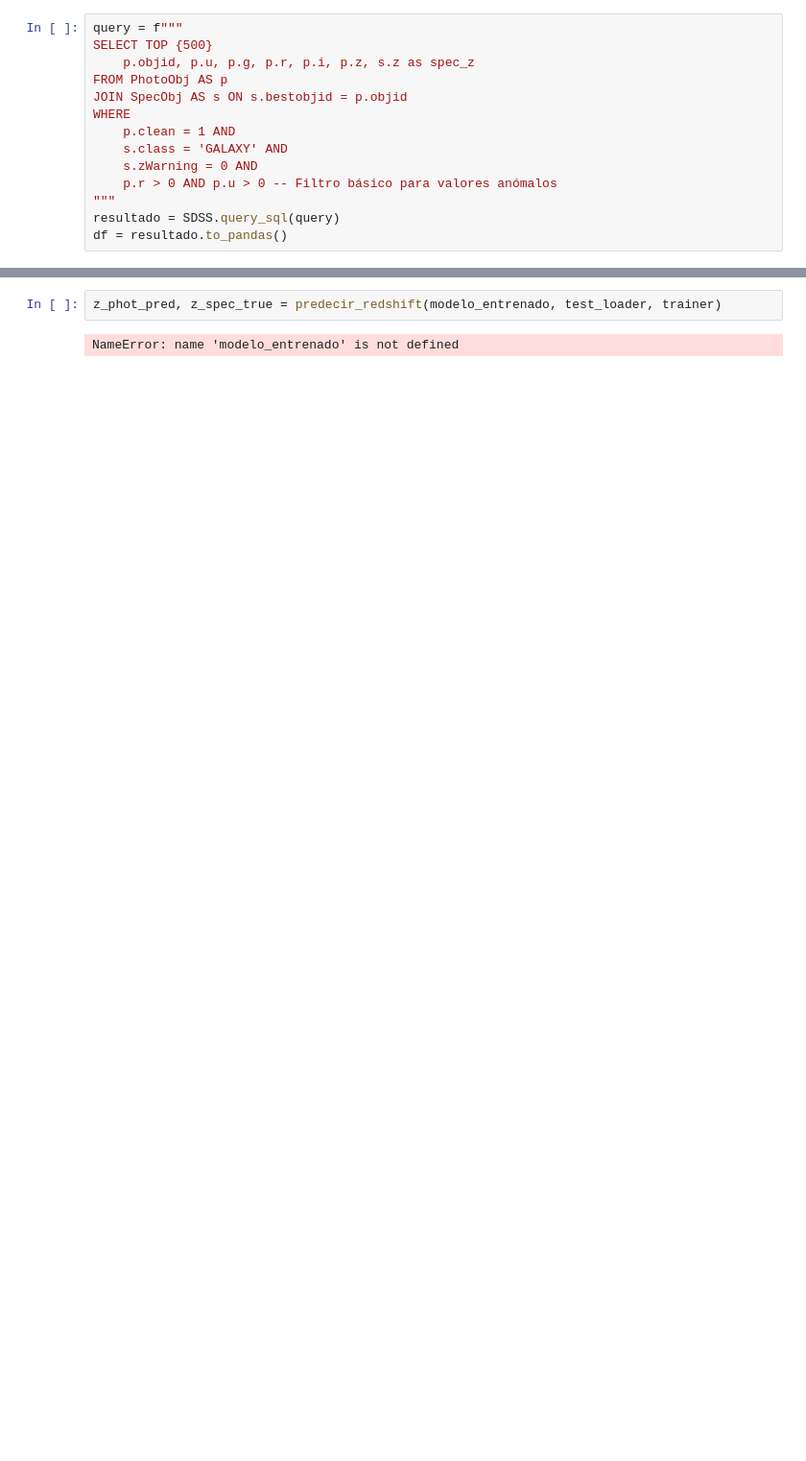
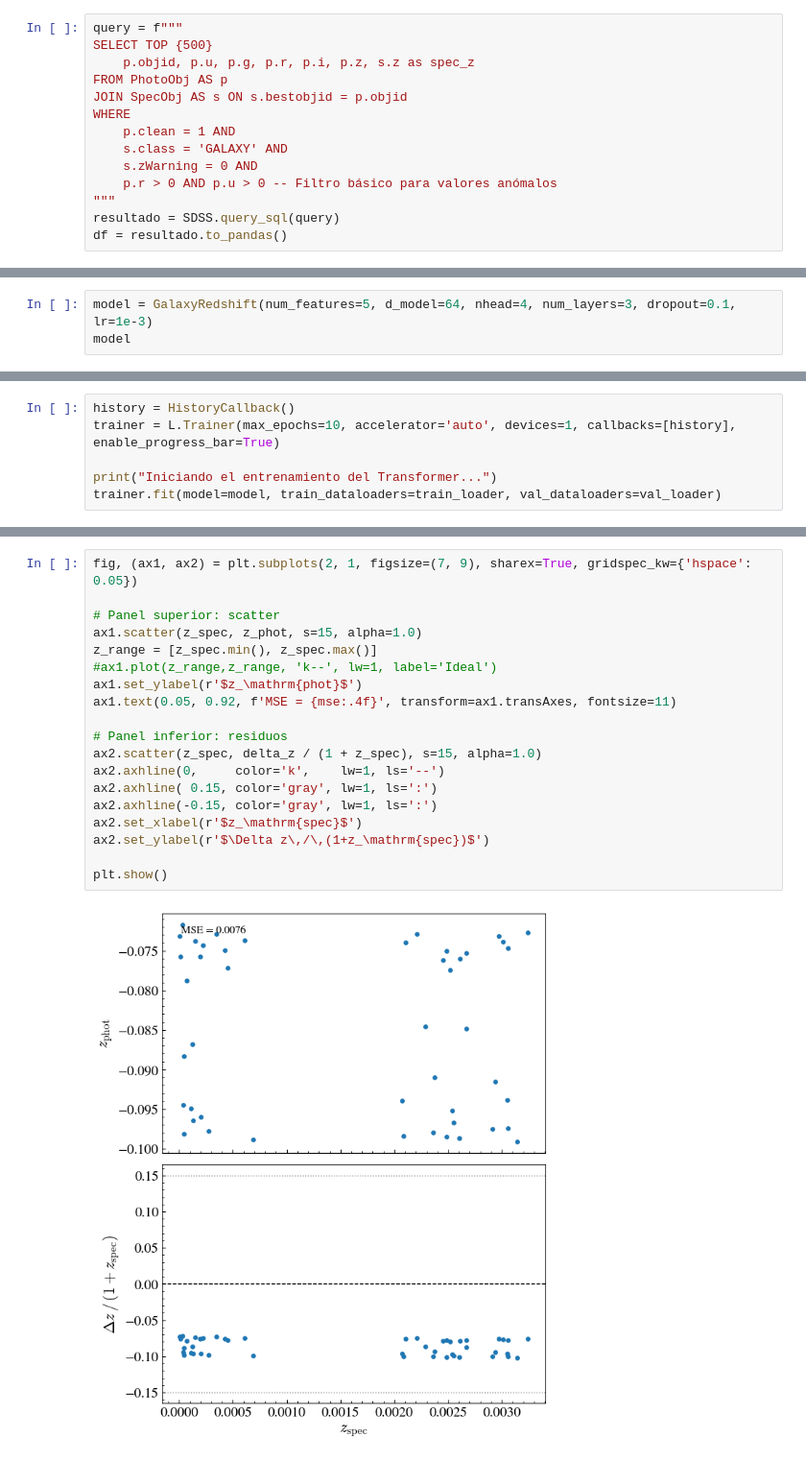
Before and after one commit to jurados/AS4501_Astroinformatic, a Jupyter notebook: Auxiliar/AUX8_NNII.ipynb, the cells around one changed output, grey strips where cells are left out. Shown at 96% size. Cells and saved outputs as stored; diff of their text form; blank space fills up the shorter version.

```diff
--- a/Auxiliar/AUX8_NNII.ipynb
+++ b/Auxiliar/AUX8_NNII.ipynb
@@ -305,0 +424,3 @@ NameError: name 'EarlyStopping' is not defined
+# %%
+model = GalaxyRedshift(num_features=5, d_model=64, nhead=4, num_layers=3, dropout=0.1, lr=1e-3)
+model
@@ -305,0 +466,6 @@ NameError: name 'EarlyStopping' is not defined
+# %%
+history = HistoryCallback()
+trainer = L.Trainer(max_epochs=10, accelerator='auto', devices=1, callbacks=[history], enable_progress_bar=True)
+
+print("Iniciando el entrenamiento del Transformer...")
+trainer.fit(model=model, train_dataloaders=train_loader, val_dataloaders=val_loader)
@@ -334,4 +501,21 @@ def predecir_redshift(modelo, test_loader, trainer):
-# %%
-z_phot_pred, z_spec_true = predecir_redshift(modelo_entrenado, test_loader, trainer)
-# %% [output]
-NameError: name 'modelo_entrenado' is not defined
+# %%
+fig, (ax1, ax2) = plt.subplots(2, 1, figsize=(7, 9), sharex=True, gridspec_kw={'hspace': 0.05})
+
+# Panel superior: scatter
+ax1.scatter(z_spec, z_phot, s=15, alpha=1.0)
+z_range = [z_spec.min(), z_spec.max()]
+#ax1.plot(z_range,z_range, 'k--', lw=1, label='Ideal')
+ax1.set_ylabel(r'$z_\mathrm{phot}$')
+ax1.text(0.05, 0.92, f'MSE = {mse:.4f}', transform=ax1.transAxes, fontsize=11)
+
+# Panel inferior: residuos
+ax2.scatter(z_spec, delta_z / (1 + z_spec), s=15, alpha=1.0)
+ax2.axhline(0,     color='k',    lw=1, ls='--')
+ax2.axhline( 0.15, color='gray', lw=1, ls=':')
+ax2.axhline(-0.15, color='gray', lw=1, ls=':')
+ax2.set_xlabel(r'$z_\mathrm{spec}$')
+ax2.set_ylabel(r'$\Delta z\,/\,(1+z_\mathrm{spec})$')
+
+plt.show()
+# %% [output]
+[figure, added]
```
Also changed, not shown: parts of 29 cells of this notebook.
